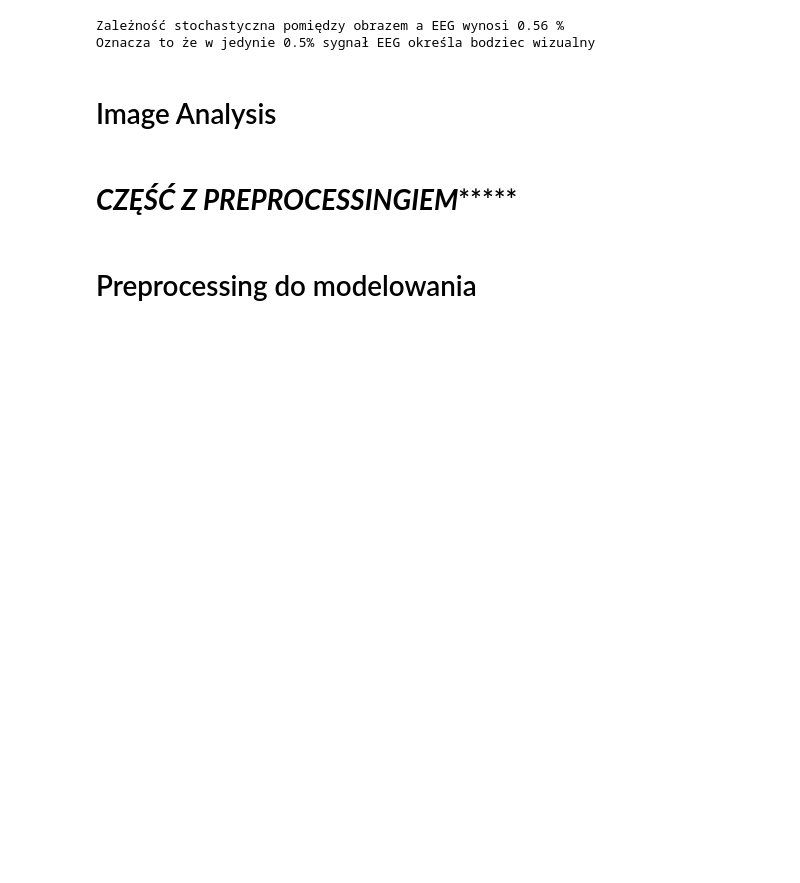
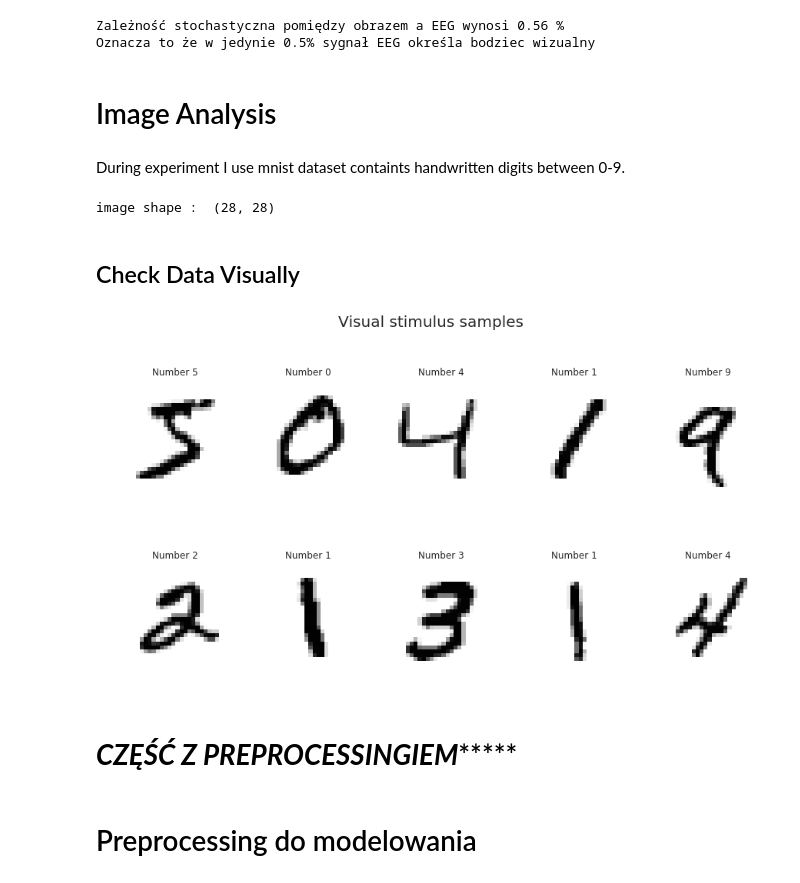
Before and after one commit to MikeG27/BCI_Image_Generation, a Jupyter notebook: notebooks/1.5.MikeG27_EDA.ipynb, the cells around one changed output. Drawn from its saved outputs; the diff is of its cells as text; code cells hidden in the pictures; blank space fills up the shorter version.

```diff
--- a/notebooks/1.5.MikeG27_EDA.ipynb
+++ b/notebooks/1.5.MikeG27_EDA.ipynb
@@ -609,0 +597,2 @@ Wszystko co mogę zrobić pod kątem analizy obrazu
+# %% [markdown]
+During experiment I use mnist dataset containts handwritten digits between 0-9.
@@ -610,3 +604,20 @@ Wszystko co mogę zrobić pod kątem analizy obrazu
+# %%
+print("image shape : ",x_train[0].shape)
+# %% [output]
+image shape :  (28, 28)
+# %% [markdown]
+## Check Data Visually
+# %%
+plt.figure(figsize=(15,8))
+plt.suptitle("Visual stimulus samples",size = 20)
+for i in range(10):
+    plt.subplot(2,5,i+1)
+    plt.imshow(x_train[i],cmap=plt.cm.binary)
+    plt.grid(False)
+    plt.axis('off')
+    plt.title(f"Number {y_train[i]}")
+# %% [output]
+[figure, added]
 # %% [markdown]
 # ***********CZĘŚĆ Z PREPROCESSINGIEM****************
 # %% [markdown]
```
Also changed, not shown: parts of 21 cells of this notebook.
